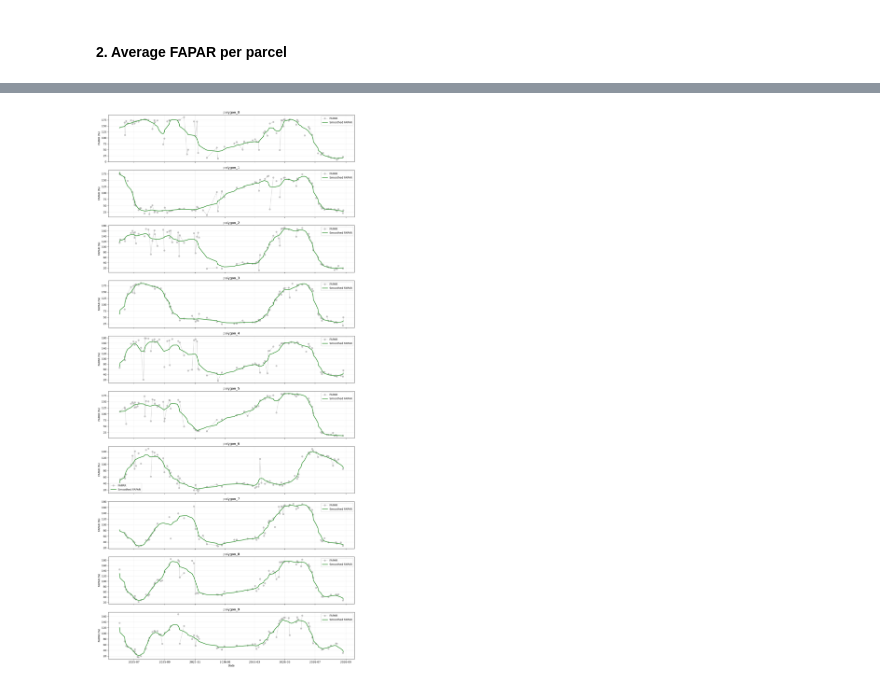
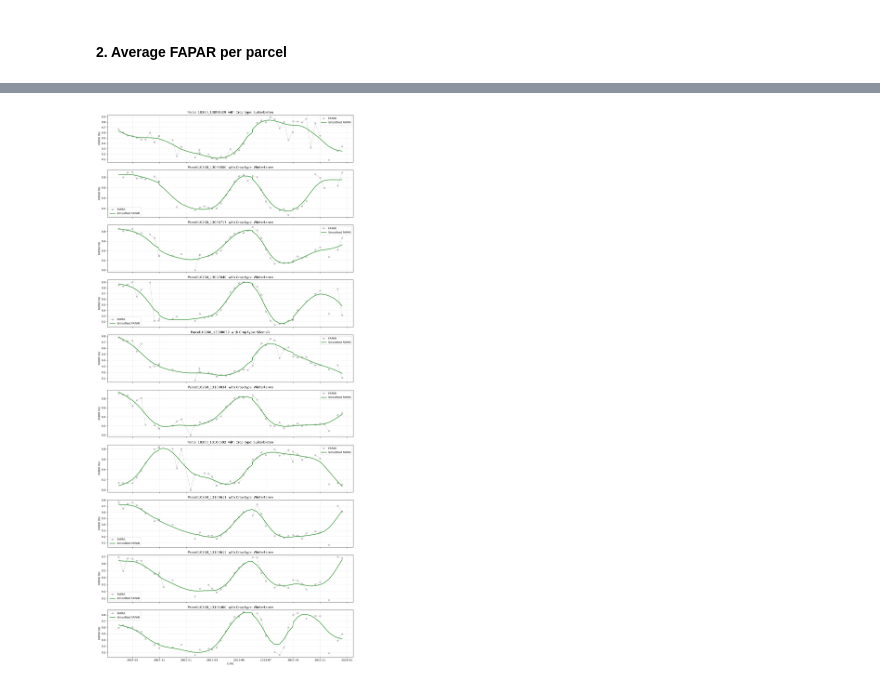
Before and after one commit to VITObelgium/openeo_algorithm_catalog, a Jupyter notebook: general_test/draft_v1.ipynb, the cells around one changed output, grey strips where cells are left out. Saved outputs shown, nothing was run; the diff lists cells and outputs as text; code cells hidden in the pictures.

Commit message:
fapar pixel based

```diff
--- a/general_test/draft_v1.ipynb
+++ b/general_test/draft_v1.ipynb
@@ -58,10 +58,10 @@ url = "https://stac.terrascope.be/collections/terrascope-s2-lai-v2"
 More data on the gpkg in ticket and mail.
 # %%
 # load field from parcel delination
-fields = gpd.read_file("AGRIPRC2026_Tongeren_selection.gpkg")
+fields = gpd.read_file("AGRIPRC2025_Tongeren_selection.gpkg")
 fields = fields.to_crs("EPSG:4326")
 subset_fields = fields[:10]  # select first 5 fields for testing
 # %%
 # subset_fields
 # %%
-delineated_map = s2_fapar.filter_spatial(json.loads(subset_fields.to_json()))
+delineated_map = s2_fapar_scaled.filter_spatial(json.loads(subset_fields.to_json()))
@@ -161,5 +362,3 @@ deked_job.start_and_wait()
 # %% [markdown]
 #### 2. Average FAPAR per parcel
-# %%
-fapar_timeseries = s2_fapar.aggregate_spatial(json.loads(subset_fields.to_json()), reducer="mean")
 # %%
@@ -189,10 +384,10 @@ fapar_timeseries_temporal = fapar_timeseries.process(
 # %%
 # On Average FAPAR / LAI per parcel
-fapar_timeseries = s2_fapar.aggregate_spatial(json.loads(subset_fields.to_json()), reducer="mean")
+fapar_timeseries = s2_fapar_scaled.aggregate_spatial(json.loads(subset_fields.to_json()), reducer="mean")
 fapar_timeseries_smoothened = fapar_timeseries.run_udf(
-        udf=openeo.UDF.from_file("udf_whittaker_ts.py"),
+        udf=openeo.UDF.from_file("whittaker_udf_ts.py"),
         runtime="Python",
-        context={"lmbda": 15, "d": 2},
+        context={"smoothing_lambda": 10000, "prediction_period": 2},
 )
 # %%
 timeseries_job = fapar_timeseries.execute_batch(
@@ -224,41 +431,61 @@ timeseries_job = fapar_timeseries.execute_batch(
 import json
 import matplotlib.pyplot as plt
 import pandas as pd
+def convert_to_dekad(df):
+    dekad_index = (
+        df.index.to_period("M").astype(str)
+        + "-"
+        + (((df.index.day - 1) // 10) * 10 + 1).astype(str)
+    )
+
+    df_dekad = df.groupby(dekad_index).mean()
+
+    df_dekad.index = pd.to_datetime(df_dekad.index)
+    return df_dekad.sort_index()
 
 # raw output: {date: [[value_polygon_0], [value_polygon_1], ...]}
 with open("fapar_timeseries_avg_b4smoothening_1yr.json") as f:
     raw_data = json.load(f)
 
 n_polygons = len(next(iter(raw_data.values())))
 raw_fapar = pd.DataFrame(
     {f"polygon_{i}": {date: values[i][0] for date, values in raw_data.items()} for i in range(n_polygons)}
 )
 raw_fapar.index = pd.to_datetime(raw_fapar.index)
 raw_fapar = raw_fapar.sort_index()
 
 # smoothed output: {"variable_0_polygon_N": {date: value}}
 with open("fapar_timeseries_avg_after_smoothening_1yr.json") as f:
     smoothed_data = json.load(f)
 
 smoothed_fapar = pd.DataFrame(
     {key.replace("variable_0_", ""): pd.Series(values) for key, values in smoothed_data.items()}
 )
 smoothed_fapar.index = pd.to_datetime(smoothed_fapar.index)
 smoothed_fapar = smoothed_fapar.sort_index()
 
+# rename column names to AGPAKEY values for better readability
+updated_columns = {f"polygon_{i}": agpakey for i, agpakey in enumerate(subset_data.AGPAKEY.tolist())}
+raw_fapar.rename(columns=updated_columns, inplace=True)
+smoothed_fapar.rename(columns=updated_columns, inplace=True)
+
+raw_fapar_dekad = convert_to_dekad(raw_fapar)
+smoothed_fapar_dekad = convert_to_dekad(smoothed_fapar)
+
 fig, axes = plt.subplots(n_polygons, 1, figsize=(14, 3 * n_polygons), sharex=True)
 for i, ax in enumerate(axes):
-    col = f"polygon_{i}"
-    ax.plot(raw_fapar.index, raw_fapar[col], color="0.65", marker="o", linewidth=1, alpha=0.6, label="FAPAR")
-    if col in smoothed_fapar.columns:
-        ax.plot(smoothed_fapar.index, smoothed_fapar[col], color="forestgreen", linewidth=2, label="Smoothed FAPAR")
-    ax.set_title(col)
+    col = subset_data.AGPAKEY.tolist()[i]
+    crop_type = subset_data.MAINCROP.tolist()[i]
+    ax.plot(raw_fapar_dekad.index, raw_fapar_dekad[col], color="0.65", marker="o", linewidth=1, alpha=0.6, label="FAPAR")
+    if col in smoothed_fapar_dekad.columns:
+        ax.plot(smoothed_fapar_dekad.index, smoothed_fapar_dekad[col], color="forestgreen", linewidth=2, label="Smoothed FAPAR")
+    ax.set_title(f"Parcel:{col}  with Crop type: {crop_type}")
     ax.set_ylabel("FAPAR (%)")
     ax.grid(True, alpha=0.25)
     ax.legend()
 
 axes[-1].set_xlabel("Date")
 fig.tight_layout()
 plt.show()
 # %% [output]
-[figure, old version]
+[figure, new version]
```
Also changed, not shown: parts of 26 cells of this notebook, 1 other file.
